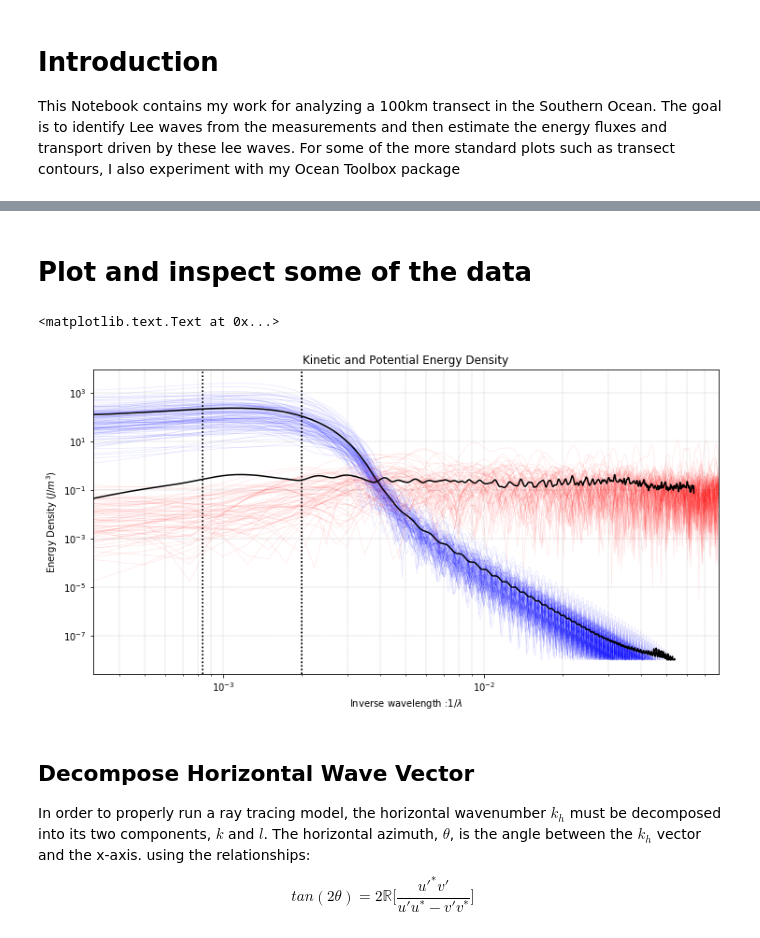
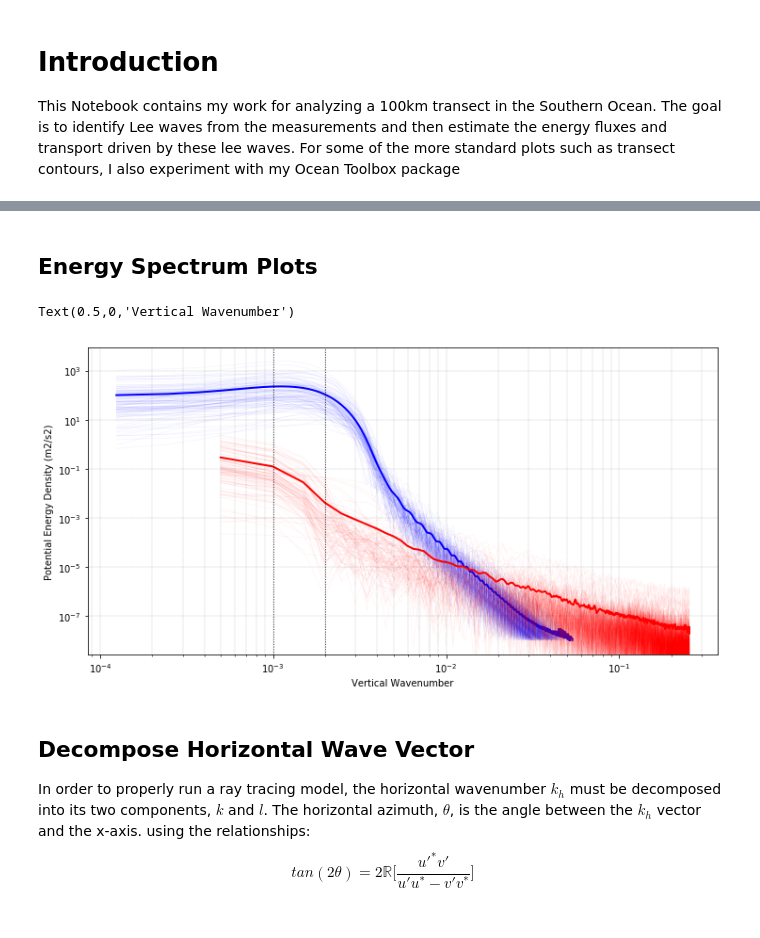
Before and after one commit to saltyPhysics/Lee_waves_dissertation, a Jupyter notebook: Internal_waves_shag_rocks.ipynb, the cells around one changed output, grey strips where cells are left out. Cells and saved outputs as stored; diff of their text form; code cells hidden in the pictures.

```diff
--- a/Internal_waves_shag_rocks.ipynb
+++ b/Internal_waves_shag_rocks.ipynb
@@ -86,2 +96,0 @@ PE, KE, omega, m, kh, lambdaH, Etotal,\
-# %% [markdown]
-# Plot and inspect some of the data
@@ -88,42 +132,45 @@ PE, KE, omega, m, kh, lambdaH, Etotal,\
+# %% [markdown]
+## Energy Spectrum Plots
 # %%
 m_plot = np.array([(1)/wl_max,
-                   (1)/wl_max, (1)/wl_min,
-                   (1)/wl_min])
+                       (1)/wl_max, (1)/wl_min,
+                       (1)/wl_min])
 plt.figure(figsize=[12,6])
-plt.loglog(KE_grid, KE_psd.T, linewidth=.6, c='b', alpha=.1)
-plt.loglog(KE_grid, np.nanmean(KE_psd, axis=0).T, lw=1.5, c='k')
+
+plt.loglog(KE_grid, KE_psd.T, linewidth=.6, c='b', alpha=.05)
+plt.loglog(KE_grid, np.nanmean(KE_psd, axis=0).T, lw=2, c='b')
 ylims = plt.gca().get_ylim()
 ylim1 = np.array([ylims[0], ylims[1]])
-plt.plot(m_plot[2:], ylim1, lw=1.5,
-         c='k', alpha=.9,
+plt.plot(m_plot[2:], ylim1, lw=1,
+         c='k', alpha=.5,
          linestyle='dotted')
-plt.plot(m_plot[:2], ylim1, lw=1.5,
-         c='k', alpha=.9,
+plt.plot(m_plot[:2], ylim1, lw=1,
+         c='k', alpha=.5,
          linestyle='dotted')
 plt.ylim(ylims)
-plt.ylabel('Kinetic Energy Density ($J/m^{3}$)')
+plt.ylabel('Kinetic Energy Density')
 plt.xlabel('Vertical Wavenumber')
 plt.gca().grid(True, which="both", color='k', linestyle='dotted', linewidth=.2)
 
 plt.loglog(PE_grid, .5*np.nanmean(N2)*eta_psd.T,
-           lw=.6, c='r', alpha=.1)
-plt.loglog(KE_grid, .5*np.nanmean(N2)*np.nanmean(eta_psd, axis=0).T,
-           lw=1.5, c='k')
-plt.plot(m_plot[2:], ylim1, lw=1.5,
-         c='k', alpha=.9,
+           lw=.6, c='r', alpha=.05)
+plt.loglog(PE_grid, .5*np.nanmean(N2)*np.nanmean(eta_psd, axis=0).T,
+           lw=2, c='r')
+plt.plot(m_plot[2:], ylim1, lw=1,
+         c='k', alpha=.5,
          linestyle='dotted')
-plt.plot(m_plot[:2], ylim1, lw=1.5,
-         c='k', alpha=.9,
+plt.plot(m_plot[:2], ylim1, lw=1,
+         c='k', alpha=.5,
          linestyle='dotted')
 plt.ylim(ylims)
-plt.gca().grid(True, which="both", color='k', linestyle='dotted', linewidth=.2)
-plt.ylabel('Energy Density ($J/m^{3}$)')
-plt.xlabel('Inverse wavelength :$1/\lambda$')
-plt.xlim(10**(-3.5), 10**(-1.1))
-plt.title('Kinetic and Potential Energy Density')
+# plt.gca().grid(True, which="both", color='k', linestyle='dotted', linewidth=.2)
+plt.ylabel('Potential Energy Density (m2/s2)')
+plt.xlabel('Vertical Wavenumber')
+plt.title('Kinetic And Potential Energy Spectrum')
+# plt.xlim(.0005, .01)
 # %% [output]
-<matplotlib.text.Text at 0x...>
+Text(0.5,0,'Vertical Wavenumber')
-[figure, old version]
+[figure, new version]
 # %% [markdown]
 ## Decompose Horizontal Wave Vector
 In order to properly run a ray tracing model, the horizontal wavenumber $k_h$ must be decomposed into its two components, $k$ and $l$. The horizontal azimuth, $\theta$, is the angle between the $k_h$ vector and the x-axis. using the relationships:
```
Also changed, not shown: parts of 13 cells of this notebook, 3 other files.
